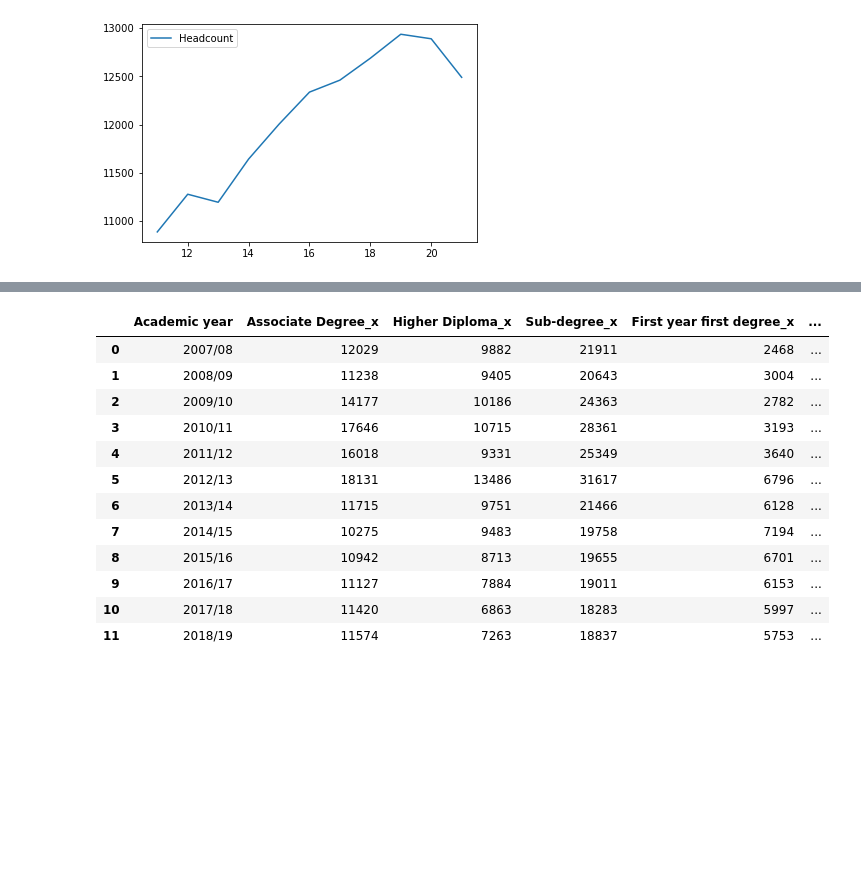
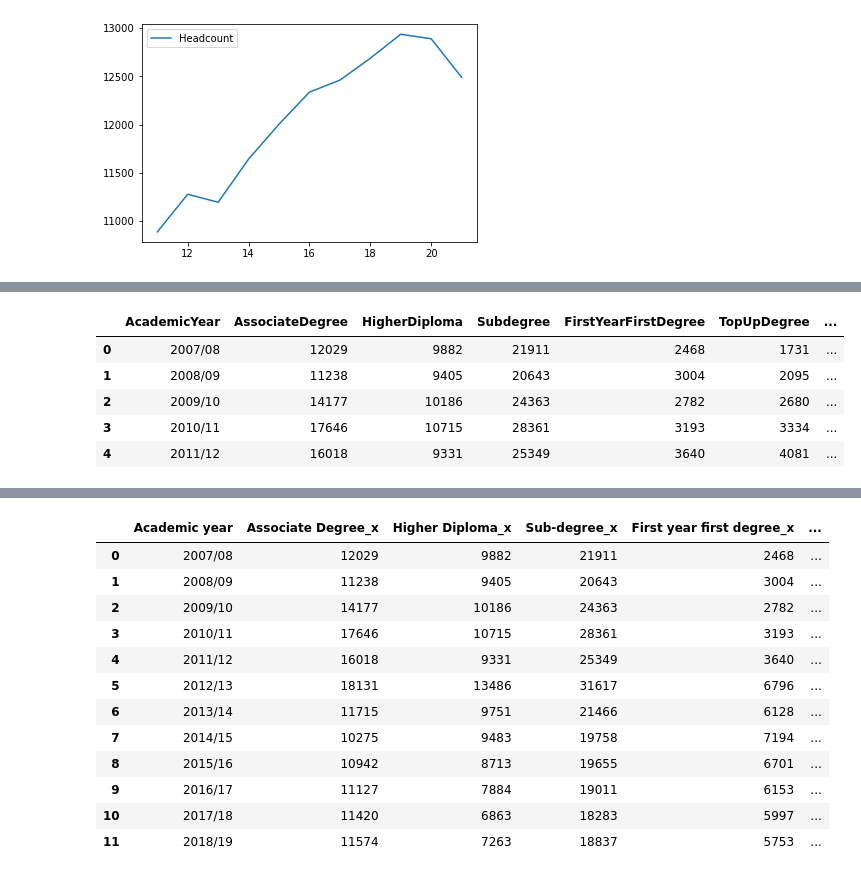
Before and after one commit to ngsanluk/PythonInter, a Jupyter notebook: Jupyter-Notebook/Day1.ipynb, the cells around one changed output, grey strips where cells are left out. Cells and saved outputs as stored; diff of their text form; code cells hidden in the pictures; blank space fills up the shorter version.

```diff
--- a/Jupyter-Notebook/Day1.ipynb
+++ b/Jupyter-Notebook/Day1.ipynb
@@ -1528,0 +1671,9 @@ group_by_sex_year_index_reseted[group_by_sex_year_index_reseted.Sex=="M"].plot()
+# %%
+left.head()
+# %% [output]
+|  | AcademicYear | AssociateDegree | HigherDiploma | Subdegree | FirstYearFirstDegree | TopUpDegree | ... |
+| 0 | 2007/08 | 12029 | 9882 | 21911 | 2468 | 1731 | ... |
+| 1 | 2008/09 | 11238 | 9405 | 20643 | 3004 | 2095 | ... |
+| 2 | 2009/10 | 14177 | 10186 | 24363 | 2782 | 2680 | ... |
+| 3 | 2010/11 | 17646 | 10715 | 28361 | 3193 | 3334 | ... |
+| 4 | 2011/12 | 16018 | 9331 | 25349 | 3640 | 4081 | ... |
```
Also changed, not shown: parts of 95 cells of this notebook.
